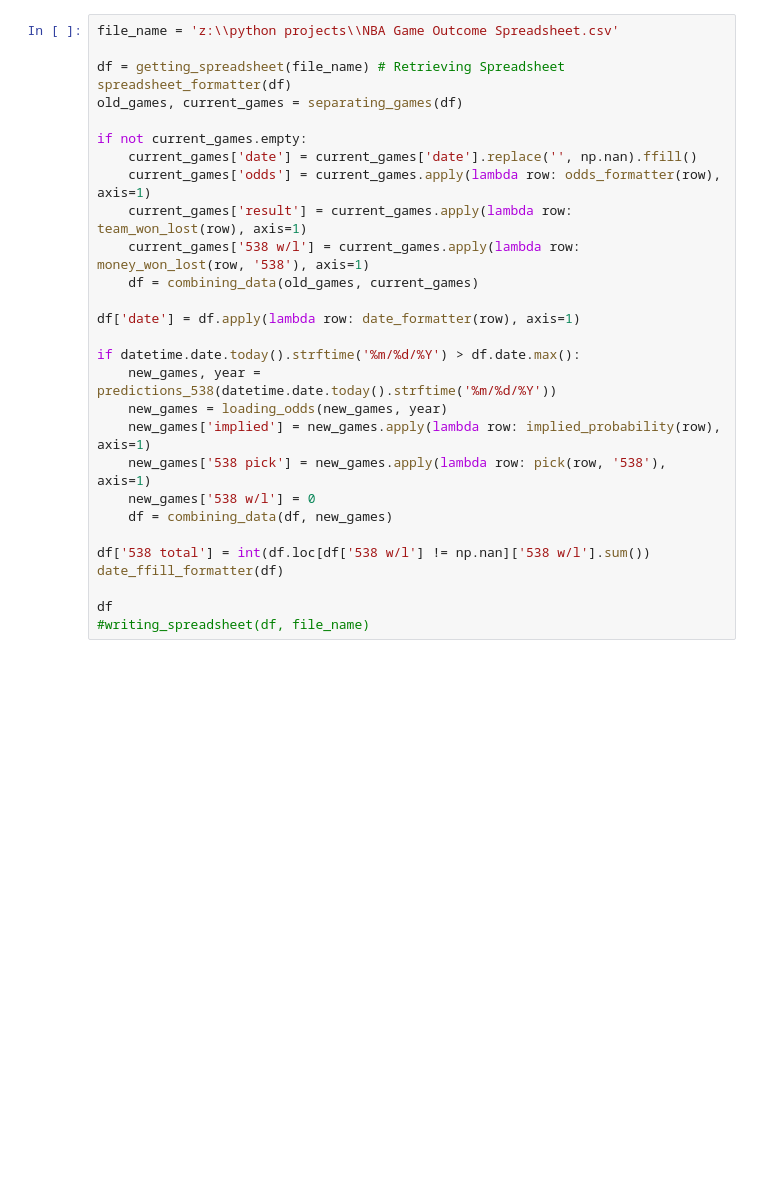
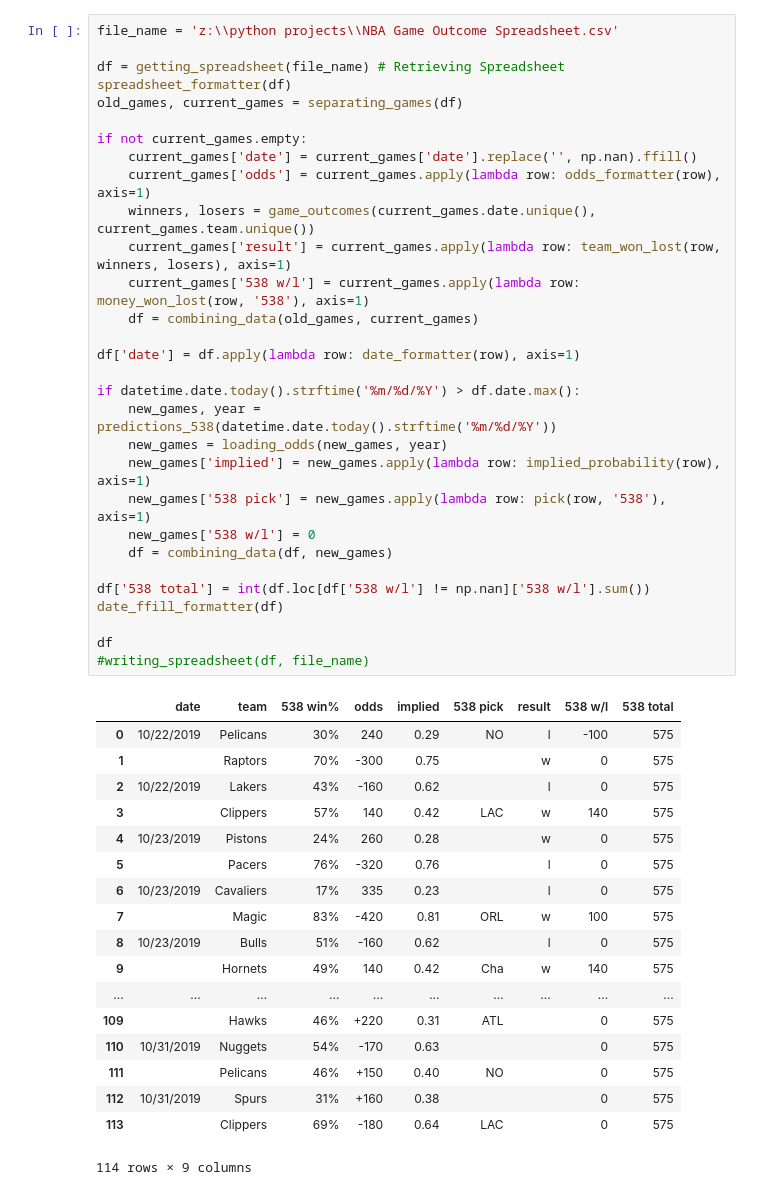
Before and after one commit to jmaloon1/NBA-Game-Predictor, a Jupyter notebook: NBA Game Predictor.ipynb, the cells around one changed output. Drawn from its saved outputs; the diff is of its cells as text; blank space fills up the shorter version.

Commit message:
Add files via upload
Improved speed of game outcomes. Fixed doc strings

```diff
--- a/NBA Game Predictor.ipynb
+++ b/NBA Game Predictor.ipynb
@@ -493,29 +500,49 @@ def writing_spreadsheet(df, filename):
 # %%
 file_name = 'z:\\python projects\\NBA Game Outcome Spreadsheet.csv'
 
 df = getting_spreadsheet(file_name) # Retrieving Spreadsheet
 spreadsheet_formatter(df)
 old_games, current_games = separating_games(df)
 
 if not current_games.empty:
     current_games['date'] = current_games['date'].replace('', np.nan).ffill()
     current_games['odds'] = current_games.apply(lambda row: odds_formatter(row), axis=1)
-    current_games['result'] = current_games.apply(lambda row: team_won_lost(row), axis=1)
+    winners, losers = game_outcomes(current_games.date.unique(), current_games.team.unique())
+    current_games['result'] = current_games.apply(lambda row: team_won_lost(row, winners, losers), axis=1)
     current_games['538 w/l'] = current_games.apply(lambda row: money_won_lost(row, '538'), axis=1)
     df = combining_data(old_games, current_games)
 
 df['date'] = df.apply(lambda row: date_formatter(row), axis=1)
 
 if datetime.date.today().strftime('%m/%d/%Y') > df.date.max():
     new_games, year = predictions_538(datetime.date.today().strftime('%m/%d/%Y'))
     new_games = loading_odds(new_games, year)
     new_games['implied'] = new_games.apply(lambda row: implied_probability(row), axis=1)
     new_games['538 pick'] = new_games.apply(lambda row: pick(row, '538'), axis=1)
     new_games['538 w/l'] = 0
     df = combining_data(df, new_games)
 
 df['538 total'] = int(df.loc[df['538 w/l'] != np.nan]['538 w/l'].sum())
 date_ffill_formatter(df)
 
 df
 #writing_spreadsheet(df, file_name)
+# %% [output]
+|  | date | team | 538 win% | odds | implied | 538 pick | result | 538 w/l | 538 total |
+| 0 | 10/22/2019 | Pelicans | 30% | 240 | 0.29 | NO | l | -100 | 575 |
+| 1 |  | Raptors | 70% | -300 | 0.75 |  | w | 0 | 575 |
+| 2 | 10/22/2019 | Lakers | 43% | -160 | 0.62 |  | l | 0 | 575 |
+| 3 |  | Clippers | 57% | 140 | 0.42 | LAC | w | 140 | 575 |
+| 4 | 10/23/2019 | Pistons | 24% | 260 | 0.28 |  | w | 0 | 575 |
+| 5 |  | Pacers | 76% | -320 | 0.76 |  | l | 0 | 575 |
+| 6 | 10/23/2019 | Cavaliers | 17% | 335 | 0.23 |  | l | 0 | 575 |
+| 7 |  | Magic | 83% | -420 | 0.81 | ORL | w | 100 | 575 |
+| 8 | 10/23/2019 | Bulls | 51% | -160 | 0.62 |  | l | 0 | 575 |
+| 9 |  | Hornets | 49% | 140 | 0.42 | Cha | w | 140 | 575 |
+| ... | ... | ... | ... | ... | ... | ... | ... | ... | ... |
+| 109 |  | Hawks | 46% | +220 | 0.31 | ATL |  | 0 | 575 |
+| 110 | 10/31/2019 | Nuggets | 54% | -170 | 0.63 |  |  | 0 | 575 |
+| 111 |  | Pelicans | 46% | +150 | 0.40 | NO |  | 0 | 575 |
+| 112 | 10/31/2019 | Spurs | 31% | +160 | 0.38 |  |  | 0 | 575 |
+| 113 |  | Clippers | 69% | -180 | 0.64 | LAC |  | 0 | 575 |
+114 rows × 9 columns
```
Also changed, not shown: parts of 2 cells of this notebook.
